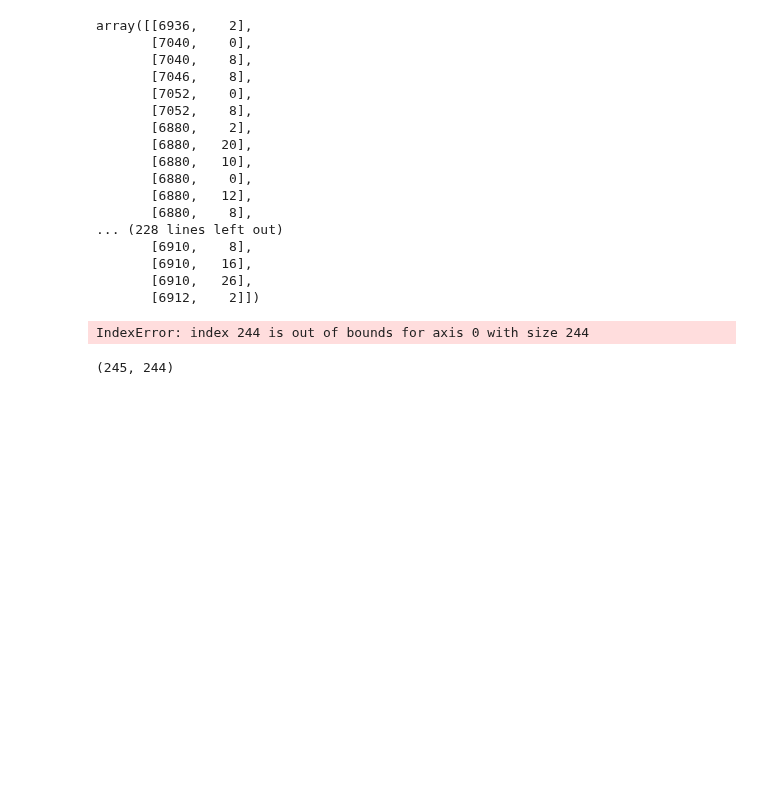
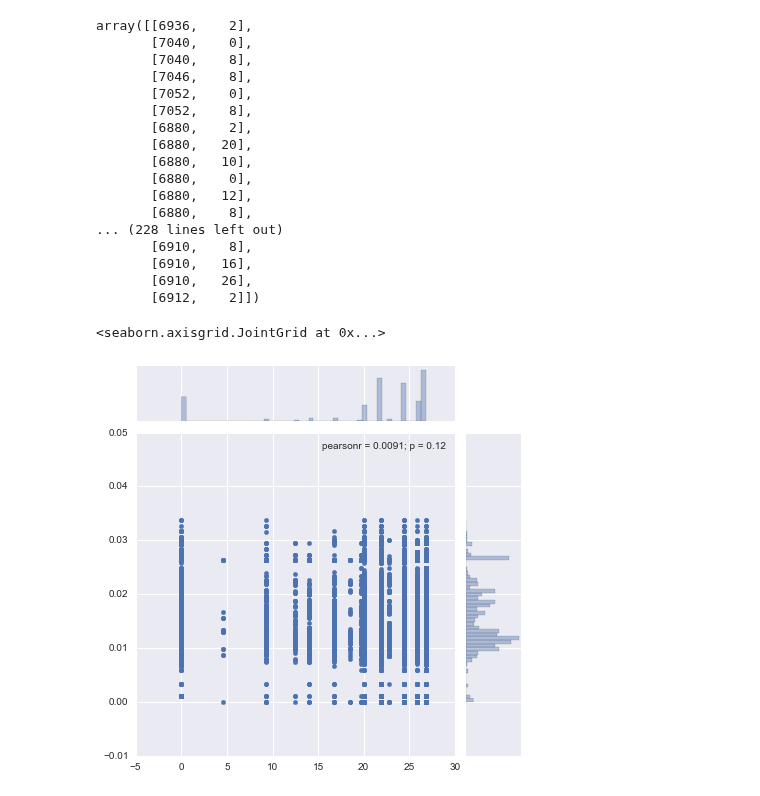
Before and after one commit to ryneches/SuchTree, a Jupyter notebook: example_2.ipynb, the cells around one changed output. Saved outputs shown, nothing was run; the diff lists cells and outputs as text; code cells hidden in the pictures; blank space fills up the shorter version.

Commit message:
cython optimizations for linked_distances()

```diff
--- a/example_2.ipynb
+++ b/example_2.ipynb
@@ -95,24 +95,25 @@ array([[6936,    2],
        [6910,   26],
        [6912,    2]])
 # %%
-size = (SLT.subset_n_links*(SLT.subset_n_links-1))/2
+size = (SLT.subset_size*(SLT.subset_size-1))/2
 
 ids_a = zeros( (size, 2), dtype=int )
 ids_b = zeros( (size, 2), dtype=int )
 k=0
-for i in xrange( SLT.subset_n_links ) :
+for i in xrange( SLT.subset_size ) :
     for j in xrange( i ) :
-        ids_a[ k, 0 ] = SLT.linklist[ i, 0 ]
-        ids_a[ k, 1 ] = SLT.linklist[ j, 0 ]
-        ids_b[ k, 0 ] = SLT.linklist[ i, 1 ]
-        ids_b[ k, 1 ] = SLT.linklist[ j, 1 ]
+        ids_a[ k, 0 ] = SLT.linklist[ i, 1 ]
+        ids_a[ k, 1 ] = SLT.linklist[ j, 1 ]
+        ids_b[ k, 0 ] = SLT.linklist[ i, 0 ]
+        ids_b[ k, 1 ] = SLT.linklist[ j, 0 ]
         k += 1
-# %% [output]
-IndexError: index 244 is out of bounds for axis 0 with size 244
-# %%
-SLT.subset_n_links, len(SLT.linklist)
-# %% [output]
-(245, 244)
+# %%
+result = SLT.linked_distances()
+
+seaborn.jointplot( result['TreeA'], result['TreeB'] )
+# %% [output]
+<seaborn.axisgrid.JointGrid at 0x...>
+[figure, added]
 # %%
 SLT.get_column_leafs( 0, as_row_ids=True )
 # %%
```
Also changed, not shown: parts of 1 cell of this notebook, 1 other file.
